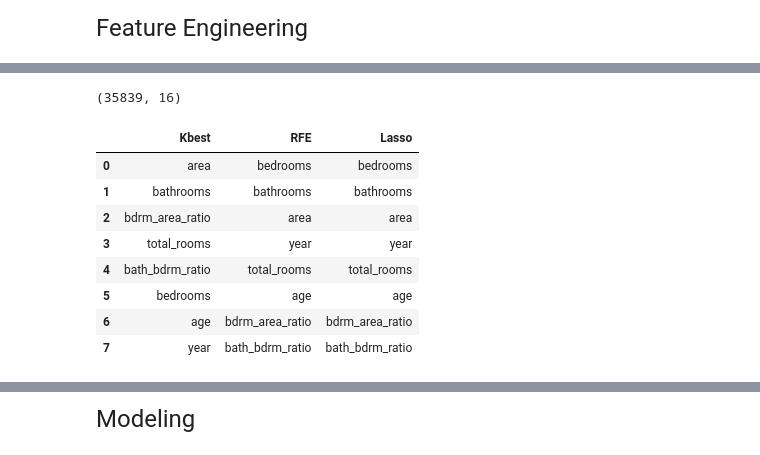
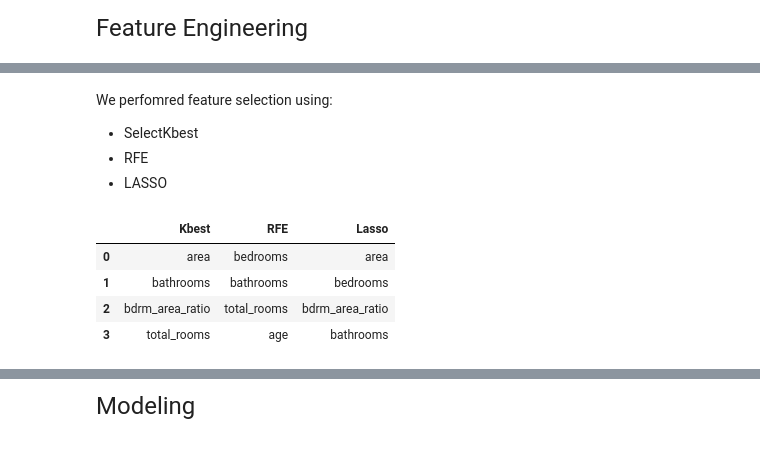
Before and after one commit to Jonathan-Garcia1/zillow_porperty_values, a Jupyter notebook: final_report_plus.ipynb, the cells around one changed output, grey strips where cells are left out. Saved outputs shown, nothing was run; the diff lists cells and outputs as text; code cells hidden in the pictures.

Commit message:
Zillow Report_plus update

```diff
--- a/final_report_plus.ipynb
+++ b/final_report_plus.ipynb
@@ -51,0 +94,6 @@ train.head()
+# %%
+# Execute the zillow_pipeline function to obtain a DataFrame containing Zillow data.
+train, val, test = zillow_pipeline()
+
+# Display the first few rows of the training dataset.
+train.head()
@@ -148,2 +214,0 @@ train.head()
-# %%
-train = cat_ava(train)
@@ -159,9 +215,2 @@ train.head()
-# %%
-# Drop rows with 'top 1%' or 'bottom 1%' in 'group_value'
-train = train[(train['group_value'] != 'top 1%') & (train['group_value'] != 'bottom 1%')]
-# %%
-train.shape
-# %% [output]
-(35839, 16)
 # %%
 train = MinMax_Scaler(train)
@@ -168,12 +218,14 @@ train = MinMax_Scaler(train)
+# %% [markdown]
+We perfomred feature selection using:
+
+- SelectKbest
+- RFE
+- LASSO
 # %%
-feature_selections_results(train, 'value', 8)
+feature_selections_results(train, 'value', 4)
 # %% [output]
 |  | Kbest | RFE | Lasso |
-| 0 | area | bedrooms | bedrooms |
-| 1 | bathrooms | bathrooms | bathrooms |
-| 2 | bdrm_area_ratio | area | area |
-| 3 | total_rooms | year | year |
-| 4 | bath_bdrm_ratio | total_rooms | total_rooms |
-| 5 | bedrooms | age | age |
-| 6 | age | bdrm_area_ratio | bdrm_area_ratio |
-| 7 | year | bath_bdrm_ratio | bath_bdrm_ratio |
+| 0 | area | bedrooms | area |
+| 1 | bathrooms | bathrooms | bedrooms |
+| 2 | bdrm_area_ratio | total_rooms | bdrm_area_ratio |
+| 3 | total_rooms | age | bathrooms |
```
Also changed, not shown: parts of 53 cells of this notebook, 6 other files.
